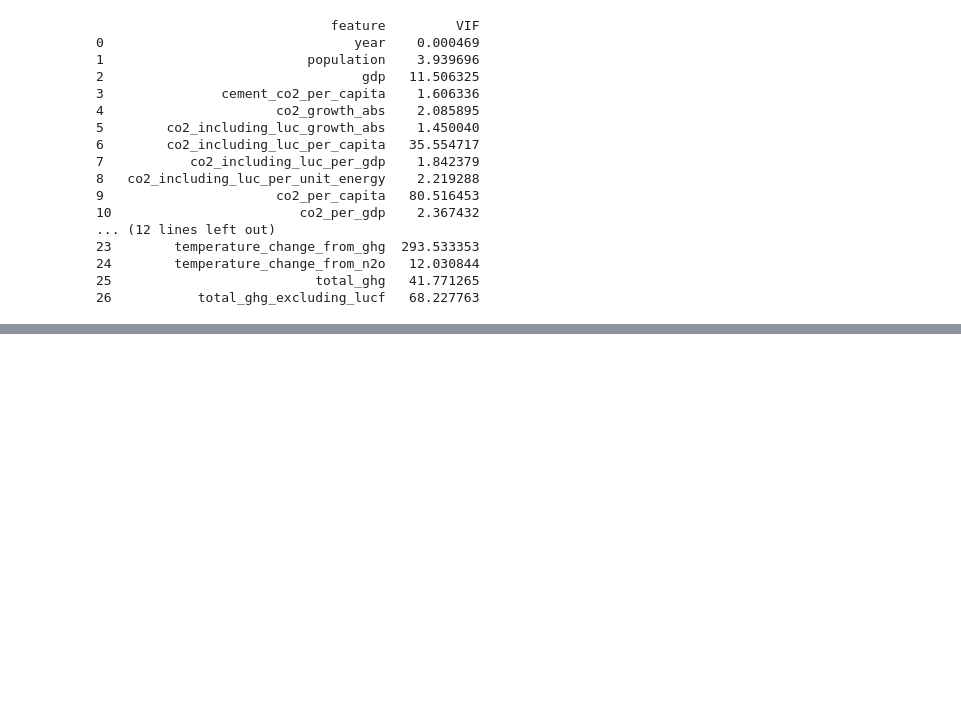
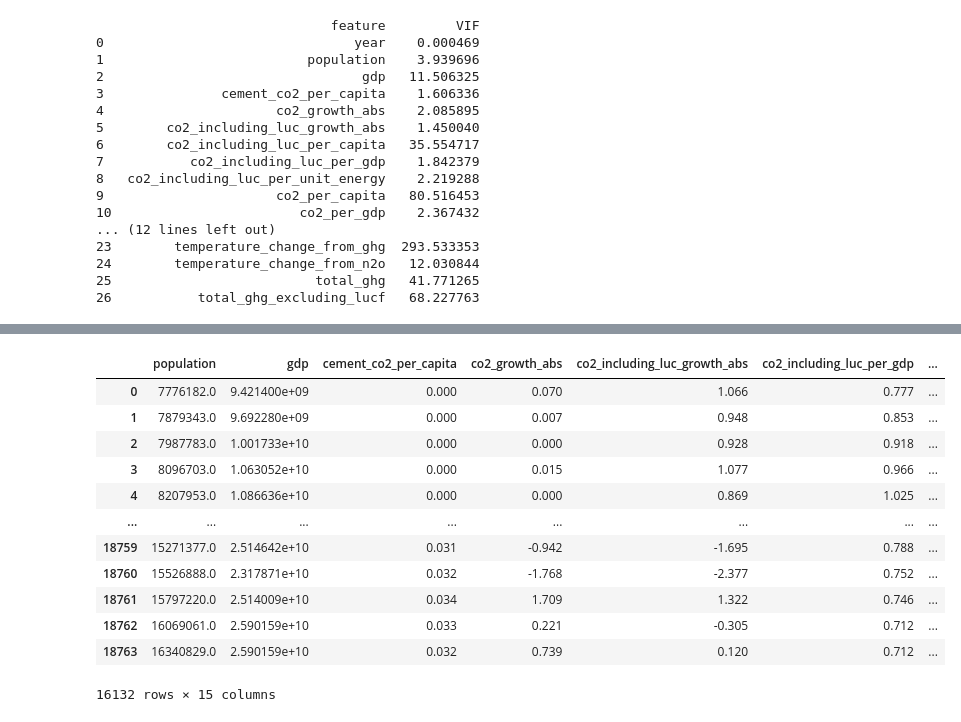
Before and after one commit to KaungHtetCho-22/Decarbonize-TH, a Jupyter notebook: carbon/data-cleaning.ipynb, the cells around one changed output, grey strips where cells are left out. Cells and saved outputs as stored; diff of their text form; code cells hidden in the pictures; blank space fills up the shorter version.

```diff
--- a/carbon/data-cleaning.ipynb
+++ b/carbon/data-cleaning.ipynb
@@ -218,0 +229,16 @@ final_clean_df.to_csv('final_clean_df.csv', index=False)
+# %%
+final_clean_df.drop(columns=['year','country'])
+# %% [output]
+|  | population | gdp | cement_co2_per_capita | co2_growth_abs | co2_including_luc_growth_abs | co2_including_luc_per_gdp | ... |
+| 0 | 7776182.0 | 9.421400e+09 | 0.000 | 0.070 | 1.066 | 0.777 | ... |
+| 1 | 7879343.0 | 9.692280e+09 | 0.000 | 0.007 | 0.948 | 0.853 | ... |
+| 2 | 7987783.0 | 1.001733e+10 | 0.000 | 0.000 | 0.928 | 0.918 | ... |
+| 3 | 8096703.0 | 1.063052e+10 | 0.000 | 0.015 | 1.077 | 0.966 | ... |
+| 4 | 8207953.0 | 1.086636e+10 | 0.000 | 0.000 | 0.869 | 1.025 | ... |
+| ... | ... | ... | ... | ... | ... | ... | ... |
+| 18759 | 15271377.0 | 2.514642e+10 | 0.031 | -0.942 | -1.695 | 0.788 | ... |
+| 18760 | 15526888.0 | 2.317871e+10 | 0.032 | -1.768 | -2.377 | 0.752 | ... |
+| 18761 | 15797220.0 | 2.514009e+10 | 0.034 | 1.709 | 1.322 | 0.746 | ... |
+| 18762 | 16069061.0 | 2.590159e+10 | 0.033 | 0.221 | -0.305 | 0.712 | ... |
+| 18763 | 16340829.0 | 2.590159e+10 | 0.032 | 0.739 | 0.120 | 0.712 | ... |
+16132 rows × 15 columns
```
Also changed, not shown: parts of 12 cells of this notebook, 8 other files.
